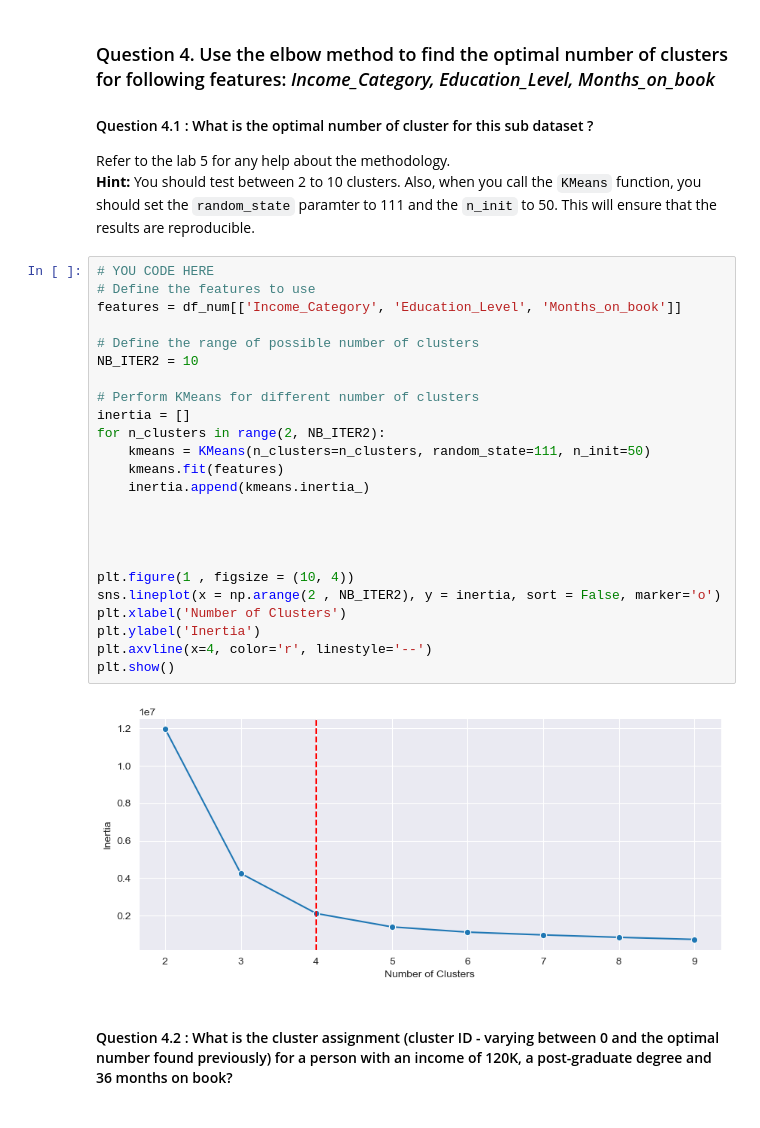
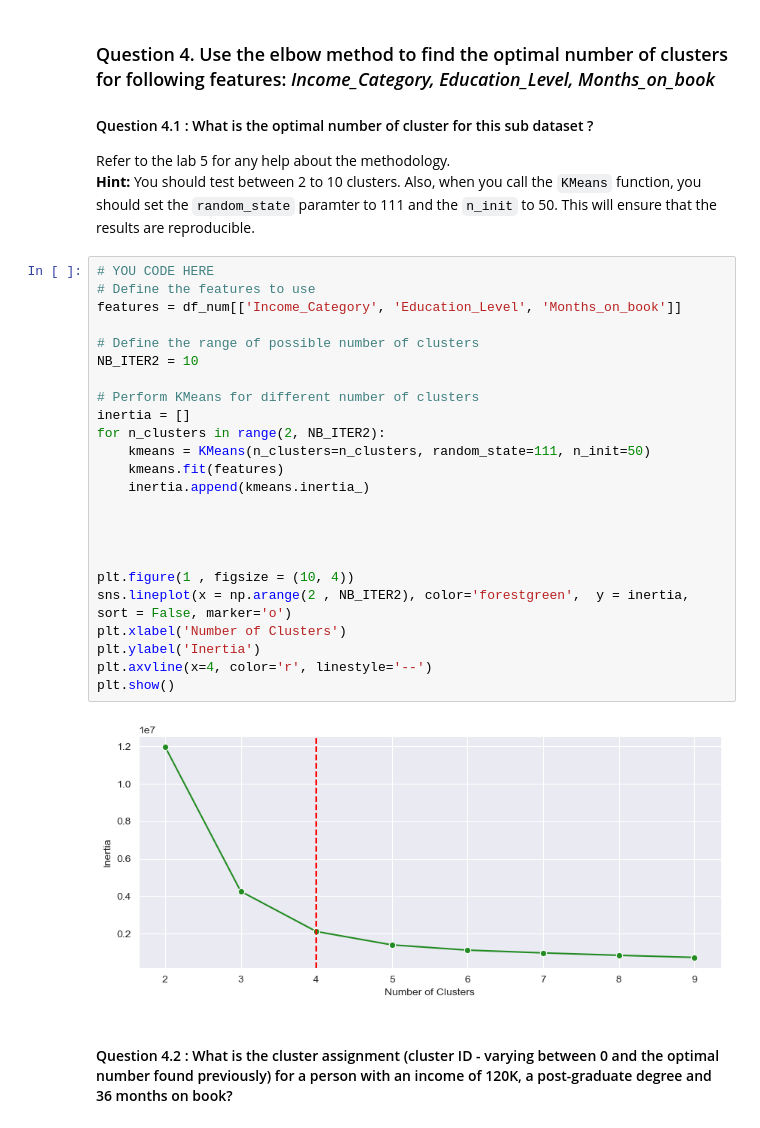
Before and after one commit to gmt01/bia, a Jupyter notebook: BIA_assignment_2023.ipynb, the cells around one changed output. Drawn from its saved outputs; the diff is of its cells as text.

```diff
--- a/BIA_assignment_2023.ipynb
+++ b/BIA_assignment_2023.ipynb
@@ -581,29 +574,29 @@ __Hint:__ You should test between 2 to 10 clusters. Also, when you call the `KMe
 # %%
 # YOU CODE HERE
 # Define the features to use
 features = df_num[['Income_Category', 'Education_Level', 'Months_on_book']]
 
 # Define the range of possible number of clusters
 NB_ITER2 = 10
 
 # Perform KMeans for different number of clusters
 inertia = []
 for n_clusters in range(2, NB_ITER2):
     kmeans = KMeans(n_clusters=n_clusters, random_state=111, n_init=50)
     kmeans.fit(features)
     inertia.append(kmeans.inertia_)
 
 
 
 
 plt.figure(1 , figsize = (10, 4))
-sns.lineplot(x = np.arange(2 , NB_ITER2), y = inertia, sort = False, marker='o')
+sns.lineplot(x = np.arange(2 , NB_ITER2), color='forestgreen',  y = inertia, sort = False, marker='o')
 plt.xlabel('Number of Clusters')
 plt.ylabel('Inertia')
 plt.axvline(x=4, color='r', linestyle='--')
 plt.show()
 # %% [output]
-[figure, old version]
+[figure, new version]
 # %% [markdown]
 #### Question 4.2 : What is the cluster assignment (cluster ID - varying between 0 and the optimal number found previously) for a person with an income of 120K, a post-graduate degree and 36 months on book?
 # %%
```
Also changed, not shown: parts of 23 cells of this notebook.
